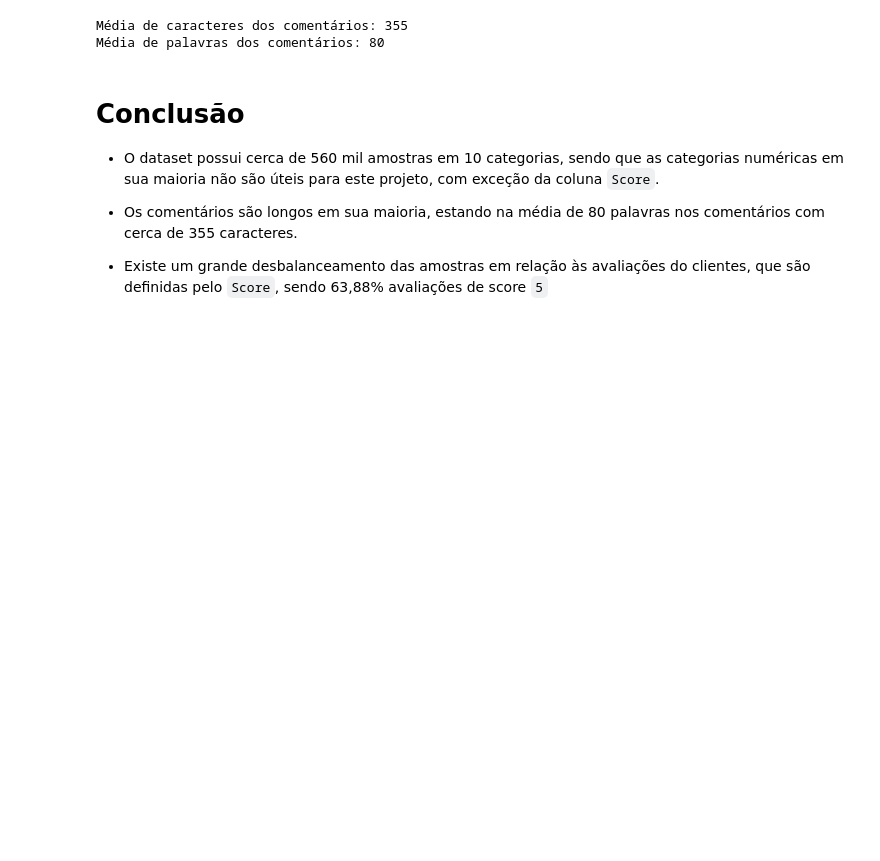
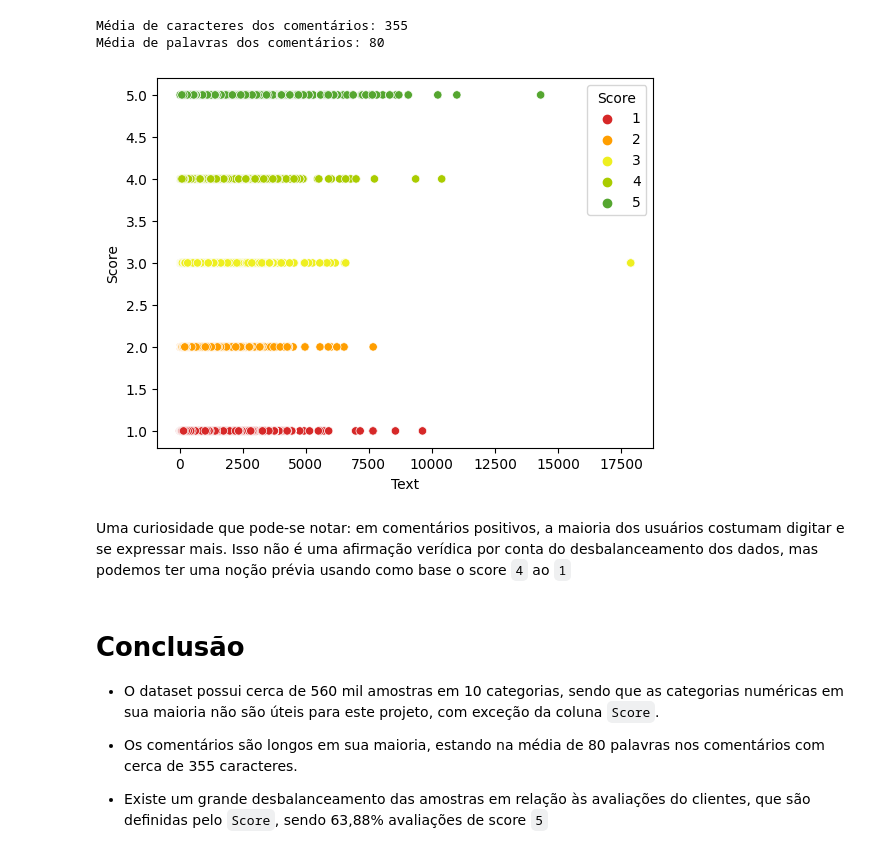
Before and after one commit to Mustasheep/Amazon_Reviews, a Jupyter notebook: amazon-reviews-eda.ipynb, the cells around one changed output. Drawn from its saved outputs; the diff is of its cells as text; code cells hidden in the pictures; blank space fills up the shorter version.

```diff
--- a/amazon-reviews-eda.ipynb
+++ b/amazon-reviews-eda.ipynb
@@ -204,6 +227,13 @@ print(f"Média de palavras dos comentários: {total_palavras.mean():.0f}")
 # %% [output]
 Média de caracteres dos comentários: 355
 Média de palavras dos comentários: 80
+# %%
+sns.scatterplot(x=total_chars, y=df['Score'], hue=df['Score'], palette=cores)
+plt.show()
+# %% [output]
+[figure, added]
+# %% [markdown]
+Uma curiosidade que pode-se notar: em comentários positivos, a maioria dos usuários costumam digitar e se expressar mais. Isso não é uma afirmação verídica por conta do desbalanceamento dos dados, mas podemos ter uma noção prévia usando como base o score `4` ao `1`
 # %% [markdown]
 # Conclusão
 
```
Also changed, not shown: parts of 7 cells of this notebook.
